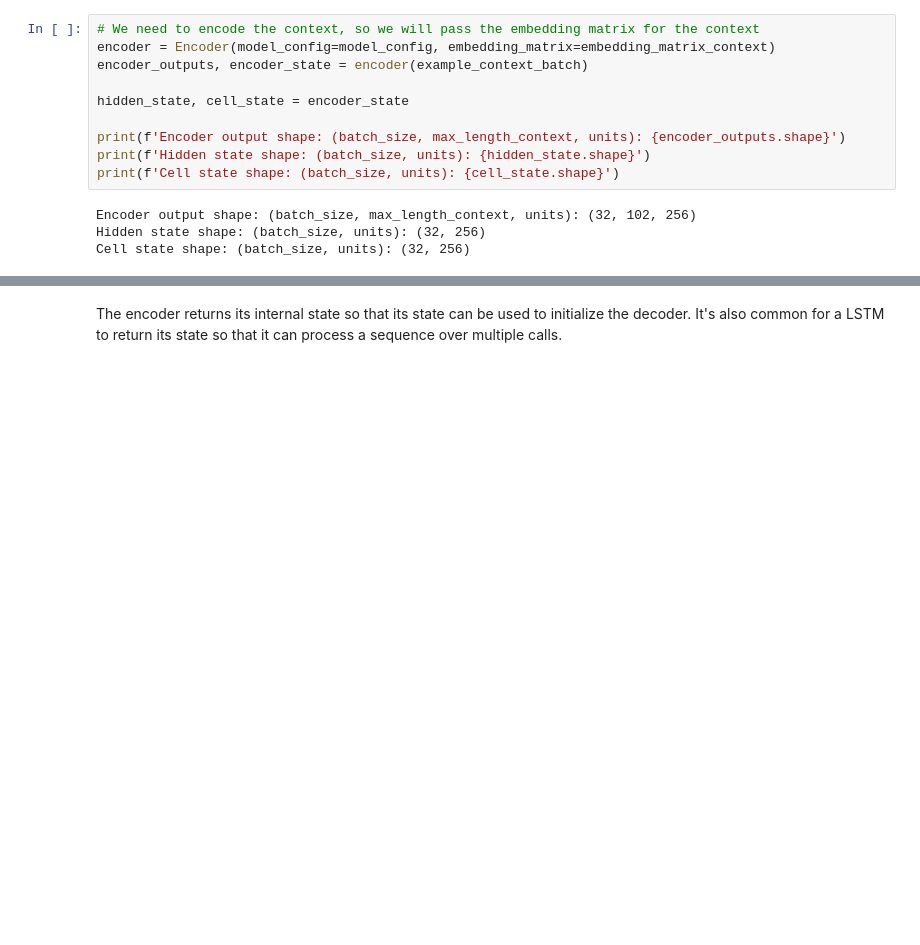
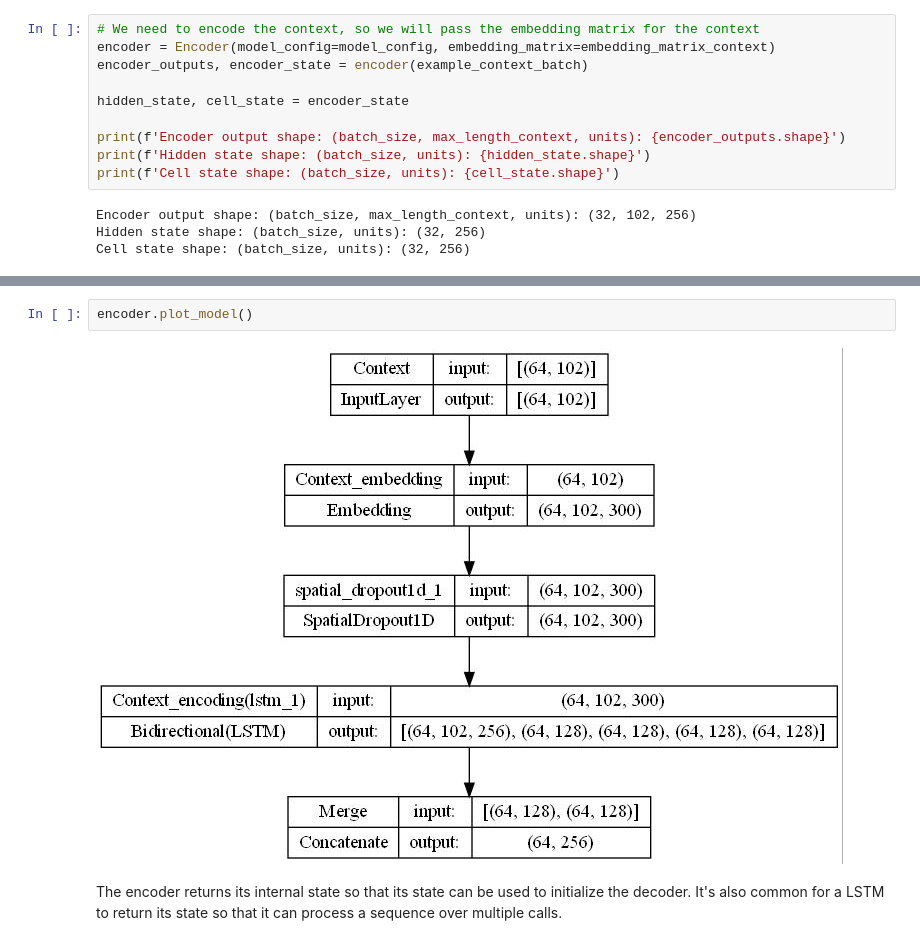
Before and after one commit to Erhtric/neural-question-generation, a Jupyter notebook: goqu_nb.ipynb, the cells around one changed output, grey strips where cells are left out. Drawn from its saved outputs; the diff is of its cells as text; blank space fills up the shorter version.

Commit message:
fixed model building

```diff
--- a/goqu_nb.ipynb
+++ b/goqu_nb.ipynb
@@ -337,3 +281,7 @@ Here below we print a summary of the model and also a plot to easily confirm if
+# %%
+encoder.plot_model()
+# %% [output]
+[figure, added]
 # %% [markdown]
 The encoder returns its internal state so that its state can be used to initialize the decoder. It's also common for a LSTM to return its state so that it can process a sequence over multiple calls.
 # %% [markdown]
```
Also changed, not shown: parts of 32 cells of this notebook, 5 other files.
